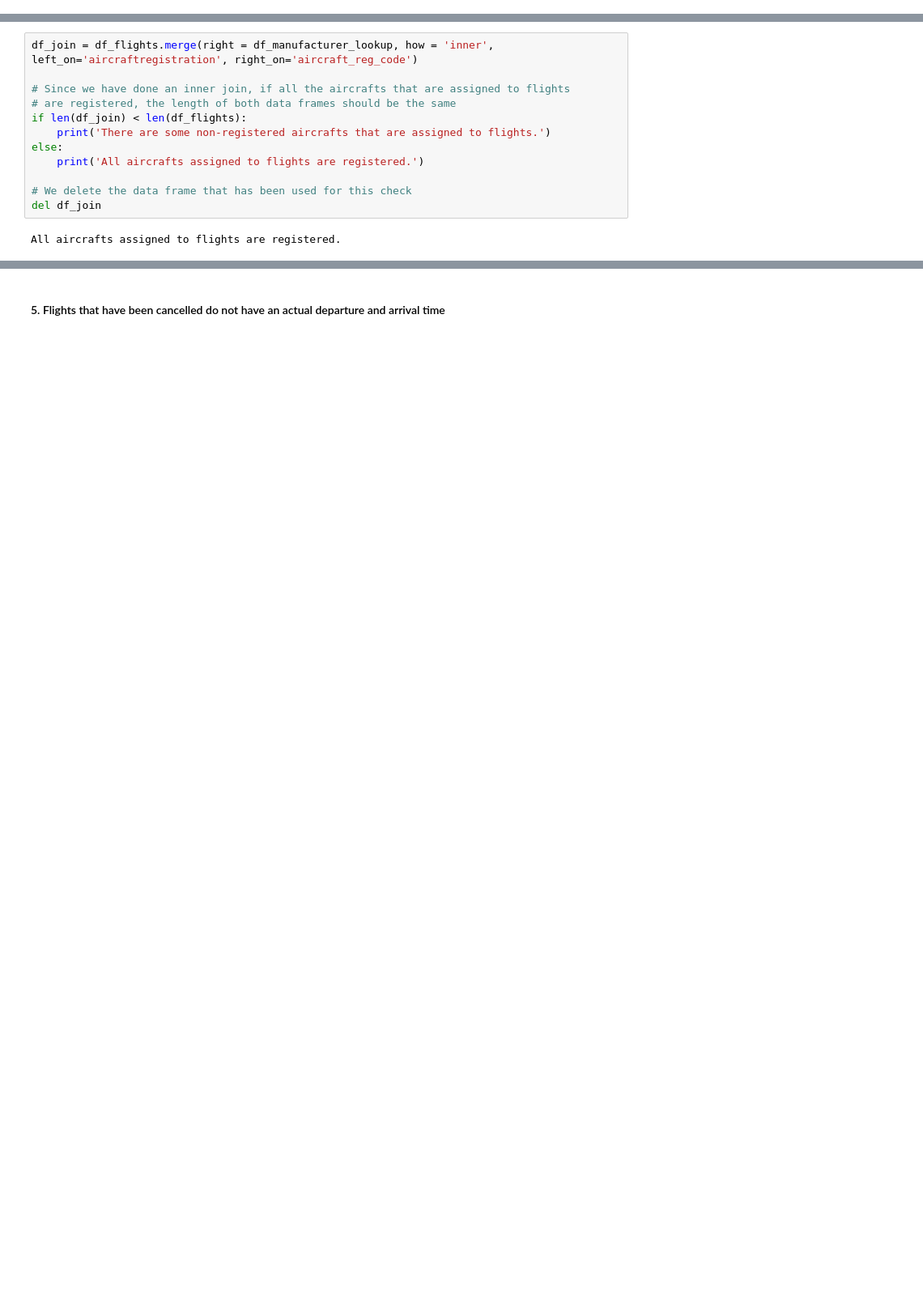
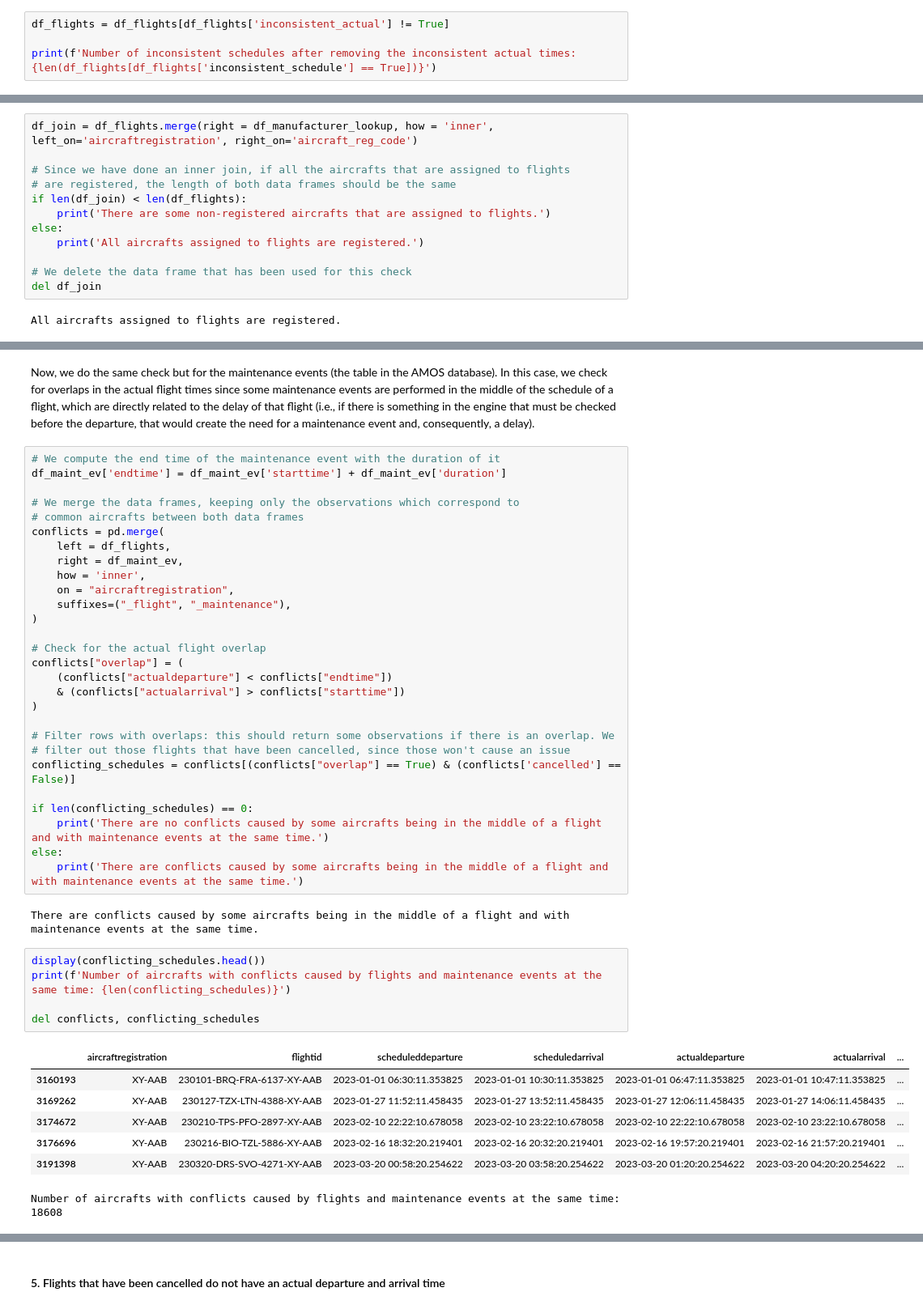
Before and after one commit to pablo-fdz/lab_3_data_mg, a Jupyter notebook: ETL_lab_3_pablo.ipynb, the cells around one changed output, grey strips where cells are left out. Shown at 81% size. Drawn from its saved outputs; the diff is of its cells as text; blank space fills up the shorter version.

Commit message:
Changes to tables and updates of notebook

```diff
--- a/ETL_lab_3_pablo.ipynb
+++ b/ETL_lab_3_pablo.ipynb
@@ -410,0 +414,4 @@ This result has the intended purpose: it flags with `True` those flights for whi
+# %%
+df_flights = df_flights[df_flights['inconsistent_actual'] != True]
+
+print(f'Number of inconsistent schedules after removing the inconsistent actual times: {len(df_flights[df_flights['inconsistent_schedule'] == True])}')
@@ -438,0 +477,45 @@ In this case, we can do 2 different checks: one for the *Maintenance* table, see
+# %% [markdown]
+Now, we do the same check but for the maintenance events (the table in the AMOS database). In this case, we check for overlaps in the actual flight times since some maintenance events are performed in the middle of the schedule of a flight, which are directly related to the delay of that flight (i.e., if there is something in the engine that must be checked before the departure, that would create the need for a maintenance event and, consequently, a delay).
+# %%
+# We compute the end time of the maintenance event with the duration of it
+df_maint_ev['endtime'] = df_maint_ev['starttime'] + df_maint_ev['duration']
+
+# We merge the data frames, keeping only the observations which correspond to
+# common aircrafts between both data frames
+conflicts = pd.merge(
+    left = df_flights,
+    right = df_maint_ev,
+    how = 'inner',
+    on = "aircraftregistration",
+    suffixes=("_flight", "_maintenance"),
+)
+
+# Check for the actual flight overlap
+conflicts["overlap"] = (
+    (conflicts["actualdeparture"] < conflicts["endtime"])
+    & (conflicts["actualarrival"] > conflicts["starttime"])
+)
+
+# Filter rows with overlaps: this should return some observations if there is an overlap. We
+# filter out those flights that have been cancelled, since those won't cause an issue
+conflicting_schedules = conflicts[(conflicts["overlap"] == True) & (conflicts['cancelled'] == False)]
+
+if len(conflicting_schedules) == 0:
+    print('There are no conflicts caused by some aircrafts being in the middle of a flight and with maintenance events at the same time.')
+else:
+    print('There are conflicts caused by some aircrafts being in the middle of a flight and with maintenance events at the same time.')
+# %% [output]
+There are conflicts caused by some aircrafts being in the middle of a flight and with maintenance events at the same time.
+# %%
+display(conflicting_schedules.head())
+print(f'Number of aircrafts with conflicts caused by flights and maintenance events at the same time: {len(conflicting_schedules)}')
+
+del conflicts, conflicting_schedules
+# %% [output]
+|  | aircraftregistration | flightid | scheduleddeparture | scheduledarrival | actualdeparture | actualarrival | ... |
+| 3160193 | XY-AAB | 230101-BRQ-FRA-6137-XY-AAB | 2023-01-01 06:30:11.353825 | 2023-01-01 10:30:11.353825 | 2023-01-01 06:47:11.353825 | 2023-01-01 10:47:11.353825 | ... |
+| 3169262 | XY-AAB | 230127-TZX-LTN-4388-XY-AAB | 2023-01-27 11:52:11.458435 | 2023-01-27 13:52:11.458435 | 2023-01-27 12:06:11.458435 | 2023-01-27 14:06:11.458435 | ... |
+| 3174672 | XY-AAB | 230210-TPS-PFO-2897-XY-AAB | 2023-02-10 22:22:10.678058 | 2023-02-10 23:22:10.678058 | 2023-02-10 22:22:10.678058 | 2023-02-10 23:22:10.678058 | ... |
+| 3176696 | XY-AAB | 230216-BIO-TZL-5886-XY-AAB | 2023-02-16 18:32:20.219401 | 2023-02-16 20:32:20.219401 | 2023-02-16 19:57:20.219401 | 2023-02-16 21:57:20.219401 | ... |
+| 3191398 | XY-AAB | 230320-DRS-SVO-4271-XY-AAB | 2023-03-20 00:58:20.254622 | 2023-03-20 03:58:20.254622 | 2023-03-20 01:20:20.254622 | 2023-03-20 04:20:20.254622 | ... |
+Number of aircrafts with conflicts caused by flights and maintenance events at the same time: 18608
```
Also changed, not shown: parts of 33 cells of this notebook, 5 other files.
